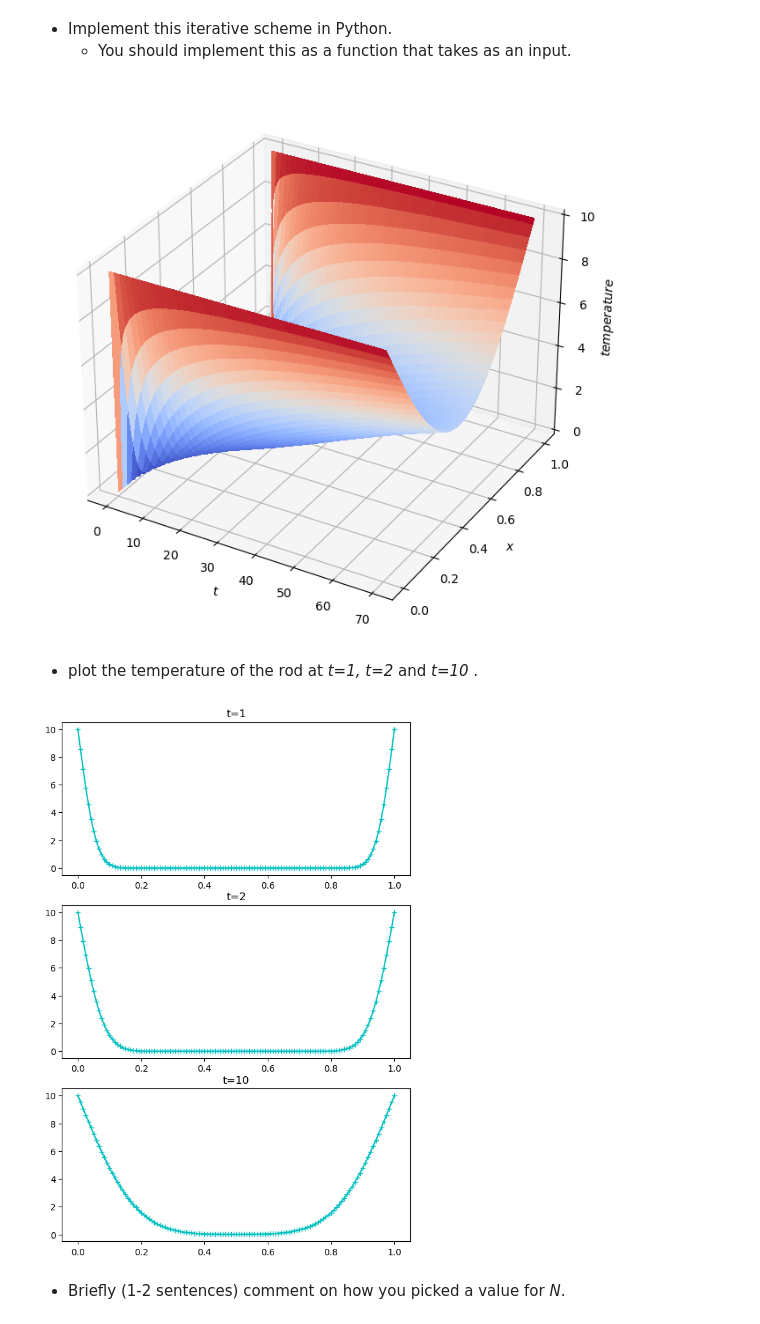
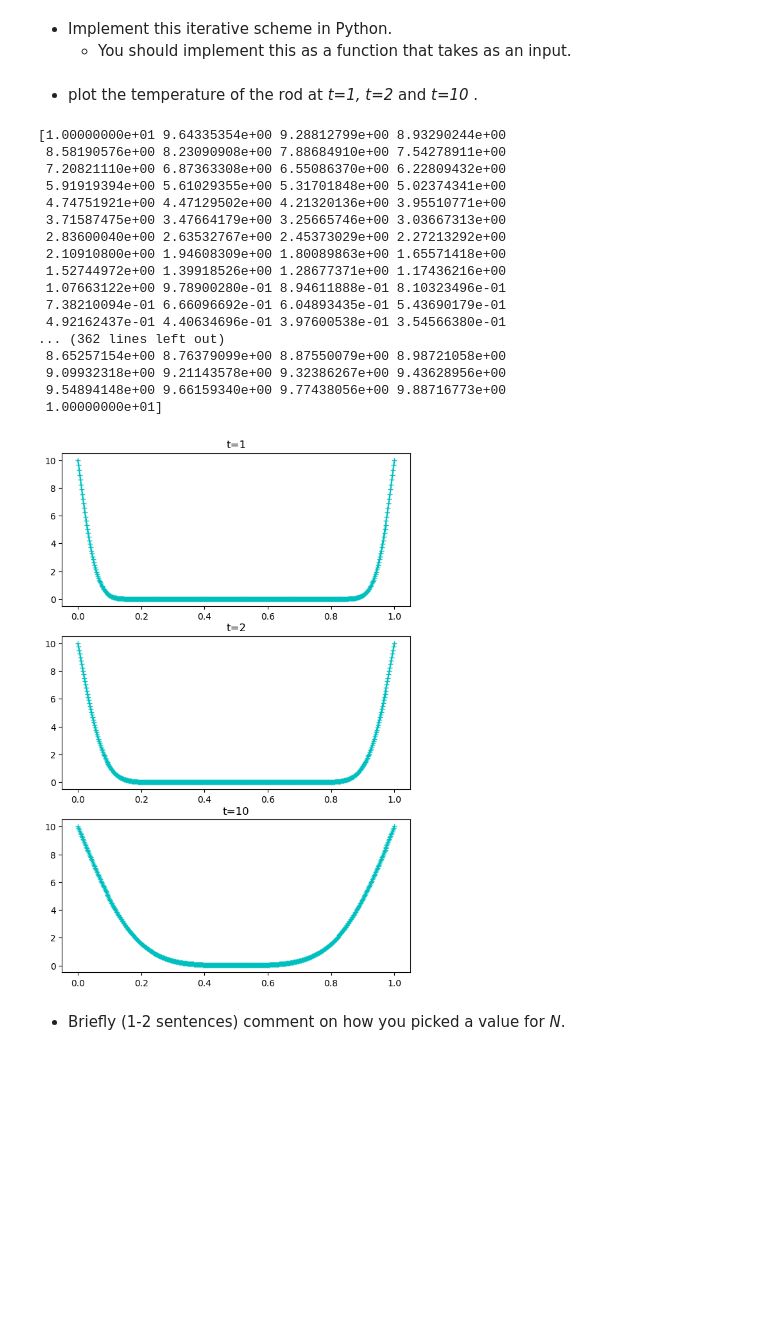
Before and after one commit to YRYoung/HPC, a Jupyter notebook: Assigenment/Assignment_2.ipynb, the cells around one changed output. Saved outputs shown, nothing was run; the diff lists cells and outputs as text; code cells hidden in the pictures; blank space fills up the shorter version.

```diff
--- a/Assigenment/Assignment_2.ipynb
+++ b/Assigenment/Assignment_2.ipynb
@@ -14,9 +14,9 @@ def generate_mat(N):
     assert N >= 0
     if N == 0: return np.array([1]), np.array([1])
 
-    f = np.concatenate([np.zeros(N), [1]], axis=0)
+    f = np.concatenate([np.zeros(N), [1]], axis=0, dtype=np.double)
 
-    A = np.zeros([N + 1, N + 1])
+    A = np.zeros([N + 1, N + 1], dtype=np.double)
     for i in range(1, N):
         A[i, i - 1:i + 2] = [-1, 2. - (29 * 29 * np.pi * np.pi / 4 / N / N), -1]
     A[0, 0] = 1
@@ -65,7 +65,7 @@ for N in [10, 100, 1000]:
     u = spsolve(A, f.T)
 
     x = np.linspace(0, N, N + 1)
-    ax[i].plot(x, u)
+    ax[i].plot(x / N, u)
     ax[i].set_title('N=' + str(N))
     i = i + 1
 
@@ -106,7 +104,7 @@ from tqdm.notebook import tqdm
 
 k = 29. * np.pi / 2.
 error = []
-sizes = np.round(np.linspace(500, 9000, 70))
+sizes = np.round(np.linspace(500, 8000, 70))
 for i, N in enumerate(tqdm(sizes)):
     x = np.linspace(0, 1, int(N + 1))
     A, f = generate_mat(int(N))
@@ -134,7 +132,7 @@ import timeit
 
 k = 29. * np.pi / 2.
 times = []
-sizes = np.round(np.linspace(500, 18000, 70))
+sizes = np.round(np.linspace(500, 8000, 70))
 for i, N in enumerate(tqdm(sizes)):
     x = np.linspace(0, 1, int(N + 1))
     A, f = generate_mat(int(N))
@@ -219,52 +223,42 @@ def solve_u(N, t):
         u[1:N, j] = A @ u[:, j - 1]
 
     return u
-# %%
-% matplotlib inline
-from matplotlib import cm
-
-
-def plot():
-    N = 400
-    t = 70
-
-    sol = solve_u(N, t)
-    fig = plt.figure(figsize=(8, 8))
-    ax = fig.add_subplot(projection='3d')
-    ticksX = np.linspace(0, t, N * t + 1)
-    ticksY = np.linspace(0, 1, N + 1)
-    X, Y = np.meshgrid(ticksX, ticksY)
-    ax.plot_surface(X, Y, sol, antialiased=False, cmap=cm.coolwarm)
-    ax.set_xlabel(r'$t$')
-    ax.set_ylabel(r'$x$')
-    ax.set_zlabel(r'$temperature$')
-
-    plt.show()
-
-
-plot()
-# %% [output]
-[figure, removed]
 # %% [markdown]
 * plot the temperature of the rod at *t=1, t=2* and *t=10* .
 # %%
 from tqdm.notebook import tqdm
 import matplotlib.pyplot as plt
 import numpy as np
 
-Ns = np.array([837, 675, 535])
 ts = np.array([1, 2, 10])
-
+N = 500
 fig, ax = plt.subplots(len(ts), 1, figsize=(7, len(ts) * 3.5))
-
+u = solve_u(N, np.max(ts))
 for count, t in enumerate(tqdm(ts)):
-    x = np.linspace(0, 1, Ns[count] + 1)
-    u = solve_u(Ns[count], np.max(ts))
-    ax[count].plot(x, u[:, -1], 'c+-')
+    x = np.linspace(0, 1, N + 1)
+    print(u[:, t * N])
+    ax[count].plot(x, u[:, t * N], 'c+-')
     ax[count].set_title('t=' + str(t))
 
 plt.show()
 # %% [output]
+[1.00000000e+01 9.64335354e+00 9.28812799e+00 8.93290244e+00
+ 8.58190576e+00 8.23090908e+00 7.88684910e+00 7.54278911e+00
+ 7.20821110e+00 6.87363308e+00 6.55086370e+00 6.22809432e+00
+ 5.91919394e+00 5.61029355e+00 5.31701848e+00 5.02374341e+00
+ 4.74751921e+00 4.47129502e+00 4.21320136e+00 3.95510771e+00
+ 3.71587475e+00 3.47664179e+00 3.25665746e+00 3.03667313e+00
+ 2.83600040e+00 2.63532767e+00 2.45373029e+00 2.27213292e+00
+ 2.10910800e+00 1.94608309e+00 1.80089863e+00 1.65571418e+00
+ 1.52744972e+00 1.39918526e+00 1.28677371e+00 1.17436216e+00
+ 1.07663122e+00 9.78900280e-01 8.94611888e-01 8.10323496e-01
+ 7.38210094e-01 6.66096692e-01 6.04893435e-01 5.43690179e-01
+ 4.92162437e-01 4.40634696e-01 3.97600538e-01 3.54566380e-01
+... (362 lines left out)
+ 8.65257154e+00 8.76379099e+00 8.87550079e+00 8.98721058e+00
+ 9.09932318e+00 9.21143578e+00 9.32386267e+00 9.43628956e+00
+ 9.54894148e+00 9.66159340e+00 9.77438056e+00 9.88716773e+00
+ 1.00000000e+01]
-[figure, old version]
+[figure, new version]
 # %% [markdown]
 * Briefly (1-2 sentences) comment on how you picked a value for *N*.
```
Also changed, not shown: parts of 14 cells of this notebook.
